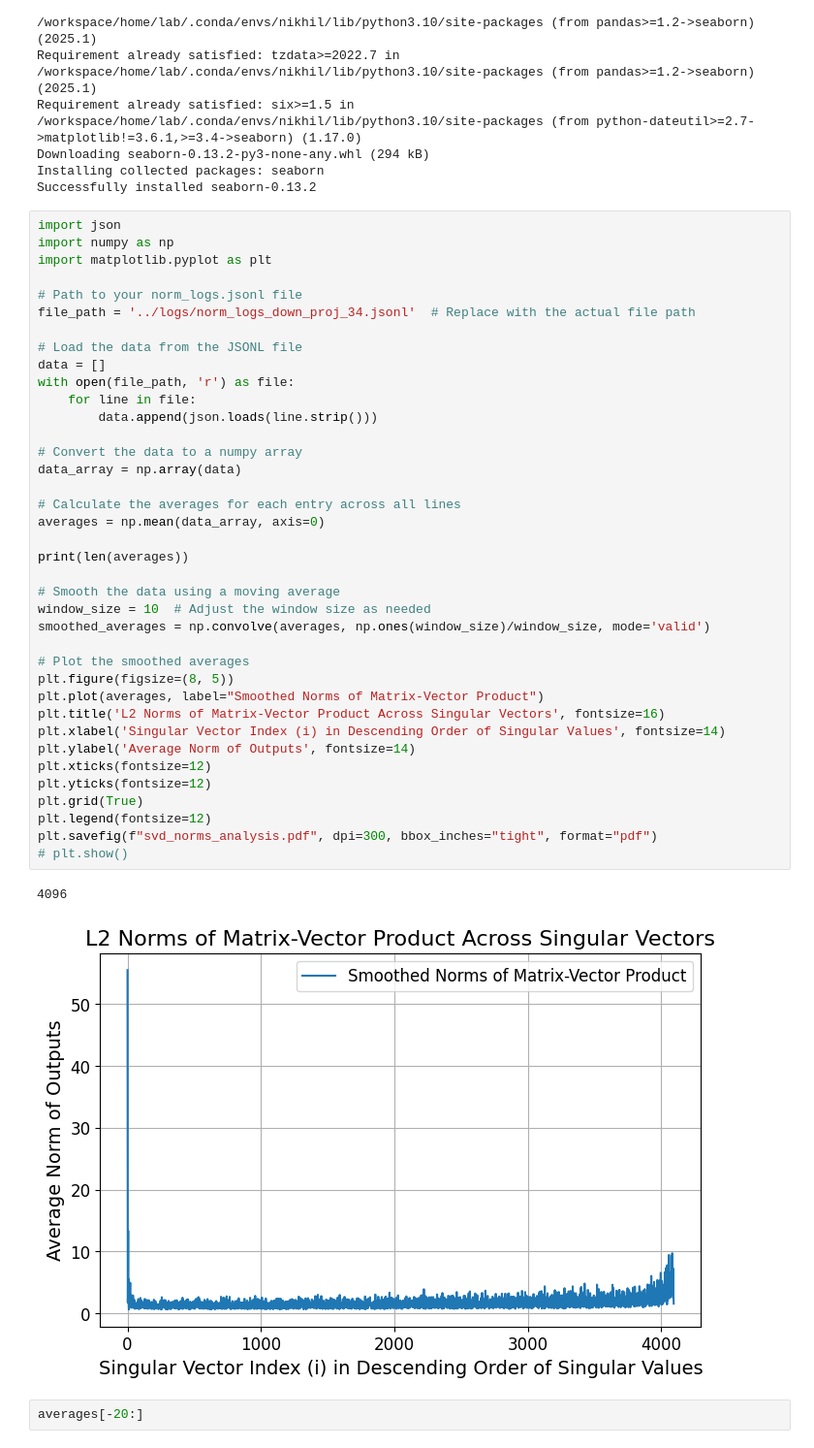
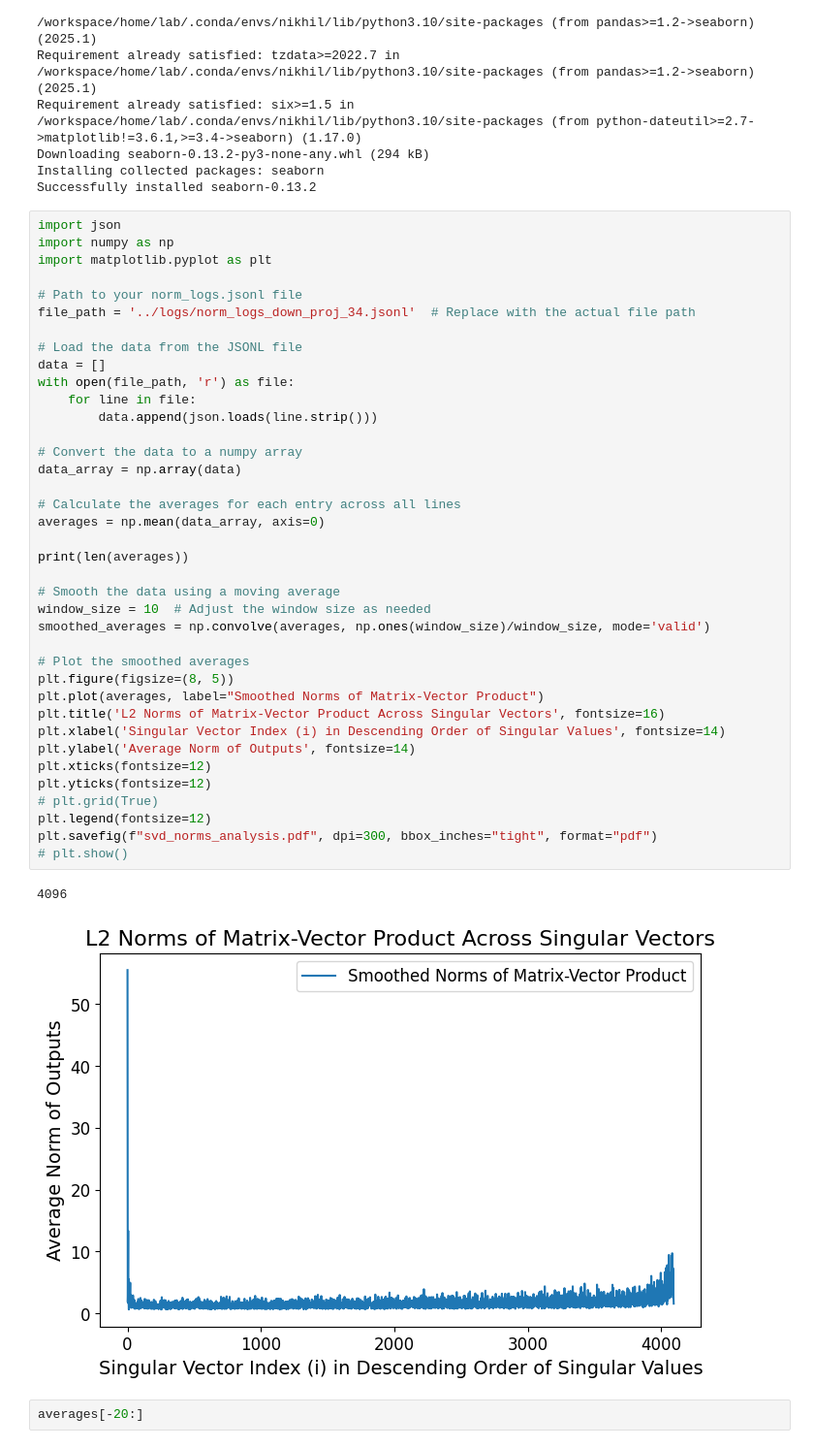
Before and after one commit to Red-Hat-AI-Innovation-Team/orthogonal-subspace-learning, a Jupyter notebook: notebooks/experiments.ipynb, the cells around one changed output. Shown at 97% size. Cells and saved outputs as stored; diff of their text form.

Commit message:
plotting changes

```diff
--- a/notebooks/experiments.ipynb
+++ b/notebooks/experiments.ipynb
@@ -32,35 +32,35 @@ file_path = '../logs/norm_logs_down_proj_34.jsonl'  # Replace with the actual fi
 data = []
 with open(file_path, 'r') as file:
     for line in file:
         data.append(json.loads(line.strip()))
 
 # Convert the data to a numpy array
 data_array = np.array(data)
 
 # Calculate the averages for each entry across all lines
 averages = np.mean(data_array, axis=0)
 
 print(len(averages))
 
 # Smooth the data using a moving average
 window_size = 10  # Adjust the window size as needed
 smoothed_averages = np.convolve(averages, np.ones(window_size)/window_size, mode='valid')
 
 # Plot the smoothed averages
 plt.figure(figsize=(8, 5))
 plt.plot(averages, label="Smoothed Norms of Matrix-Vector Product")
 plt.title('L2 Norms of Matrix-Vector Product Across Singular Vectors', fontsize=16)
 plt.xlabel('Singular Vector Index (i) in Descending Order of Singular Values', fontsize=14)
 plt.ylabel('Average Norm of Outputs', fontsize=14)
 plt.xticks(fontsize=12)
 plt.yticks(fontsize=12)
-plt.grid(True)
+# plt.grid(True)
 plt.legend(fontsize=12)
 plt.savefig(f"svd_norms_analysis.pdf", dpi=300, bbox_inches="tight", format="pdf")
 # plt.show()
 # %% [output]
 4096
-[figure, old version]
+[figure, new version]
 # %%
 averages[-20:]
 # %% [output]
```
Also changed, not shown: parts of 1 cell of this notebook.
